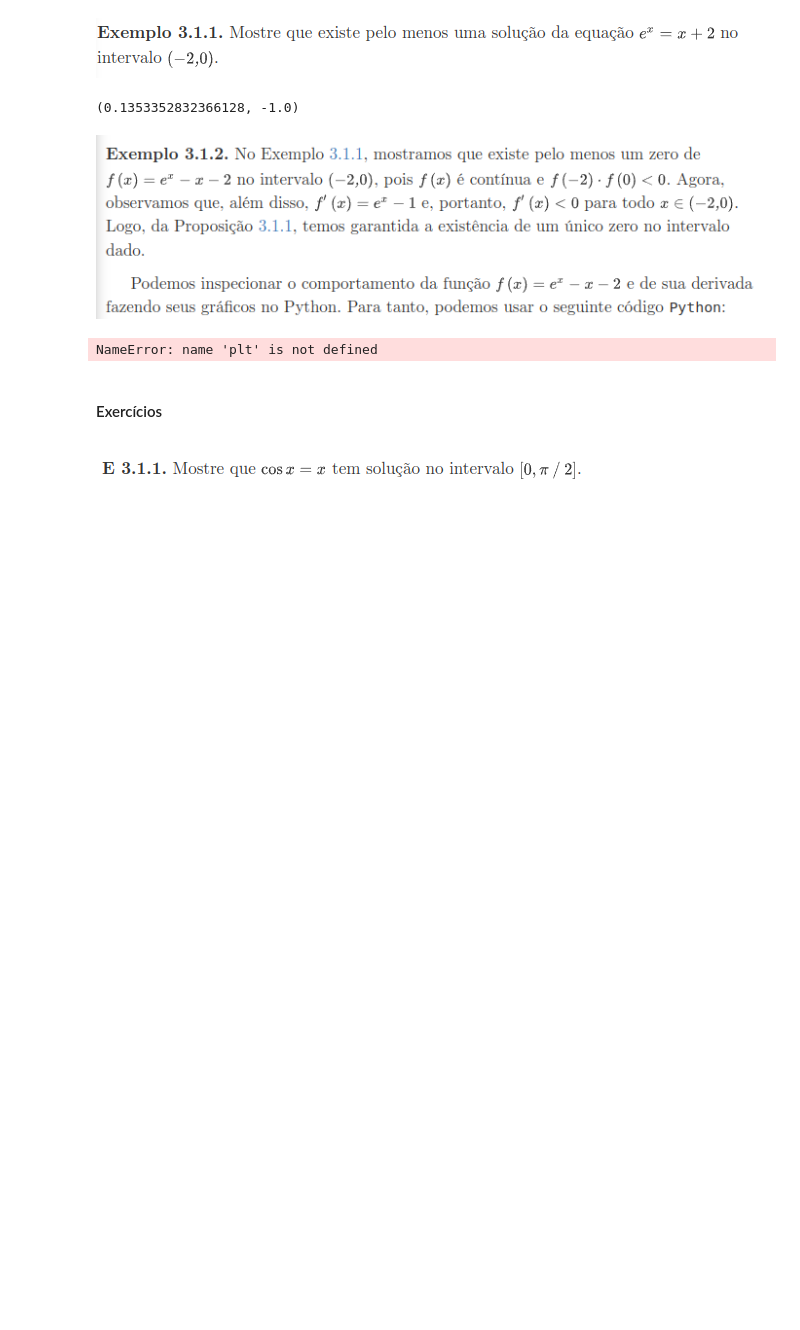
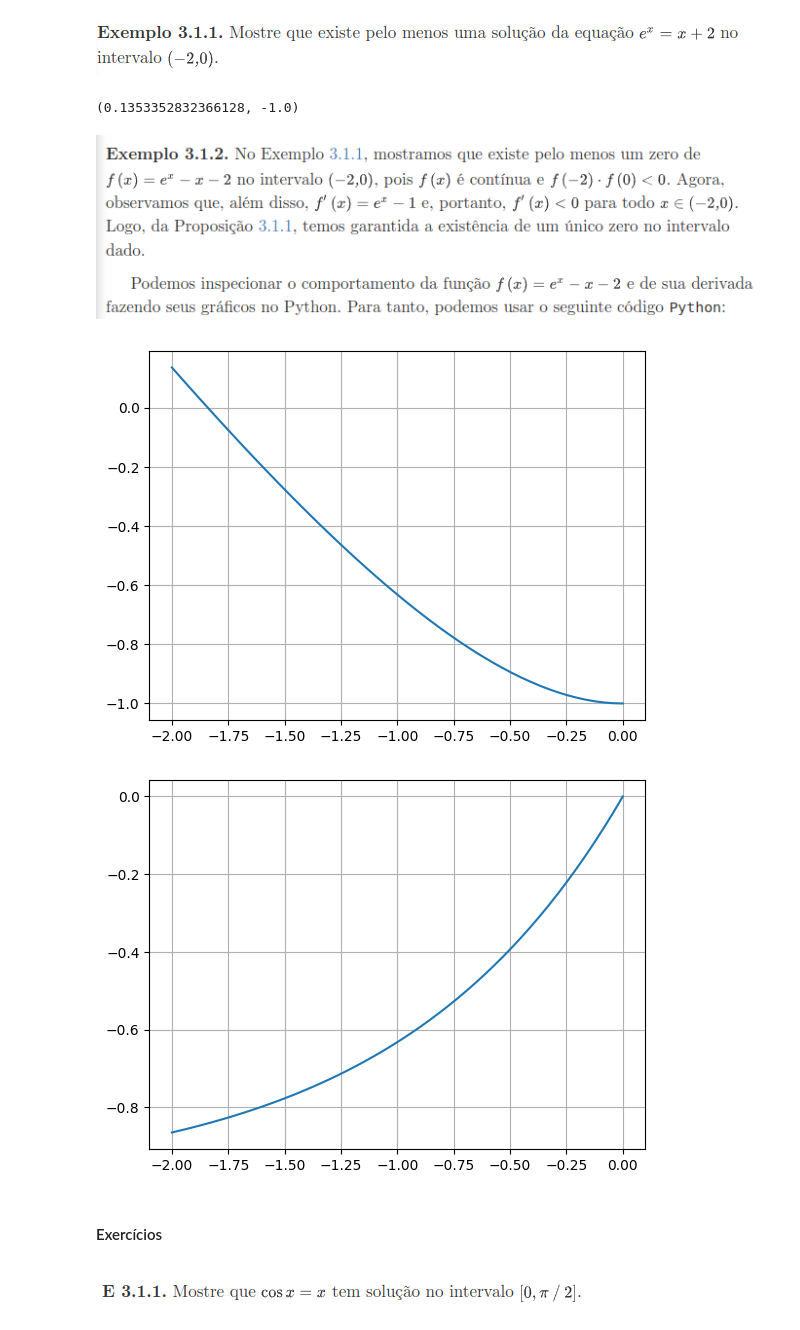
Before and after one commit to Eemiaa/Computational-Mathematics-LEARNING, a Jupyter notebook: Conteudo/Solucao_de_equacoes_de_uma_variavel.ipynb, the cells around one changed output. Drawn from its saved outputs; the diff is of its cells as text; code cells hidden in the pictures; blank space fills up the shorter version.

```diff
--- a/Conteudo/Solucao_de_equacoes_de_uma_variavel.ipynb
+++ b/Conteudo/Solucao_de_equacoes_de_uma_variavel.ipynb
@@ -58,16 +27,14 @@ f(-2), f(0)
 ![image.png](embedded-picture-1)
 # %%
 xx = np.linspace(-2, 0)
-plt.plot(xx,f(xx))
+plt.plot(xx,sl.f(xx))
 plt.grid(); plt.show()
 
-def fl(x):
-  return np.exp(x)-1
-
-plt.plot(xx, fl(xx))
+plt.plot(xx, sl.fl(xx))
 plt.grid(); plt.show()
 # %% [output]
-NameError: name 'plt' is not defined
+[figure, added]
+[figure, added]
 # %% [markdown]
 #### Exercícios
 # %% [markdown]
```
Also changed, not shown: parts of 13 cells of this notebook, 7 other files.
